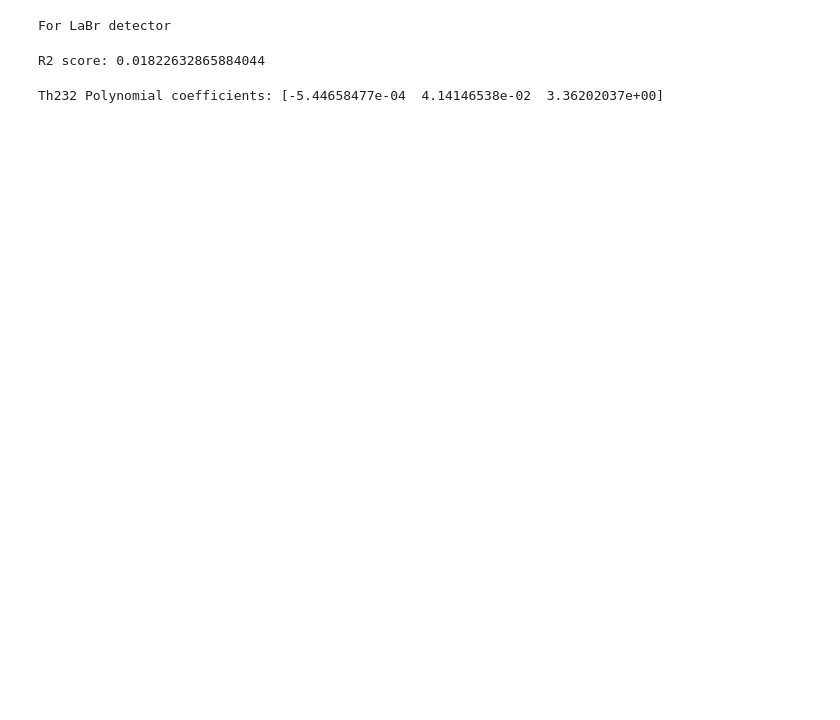
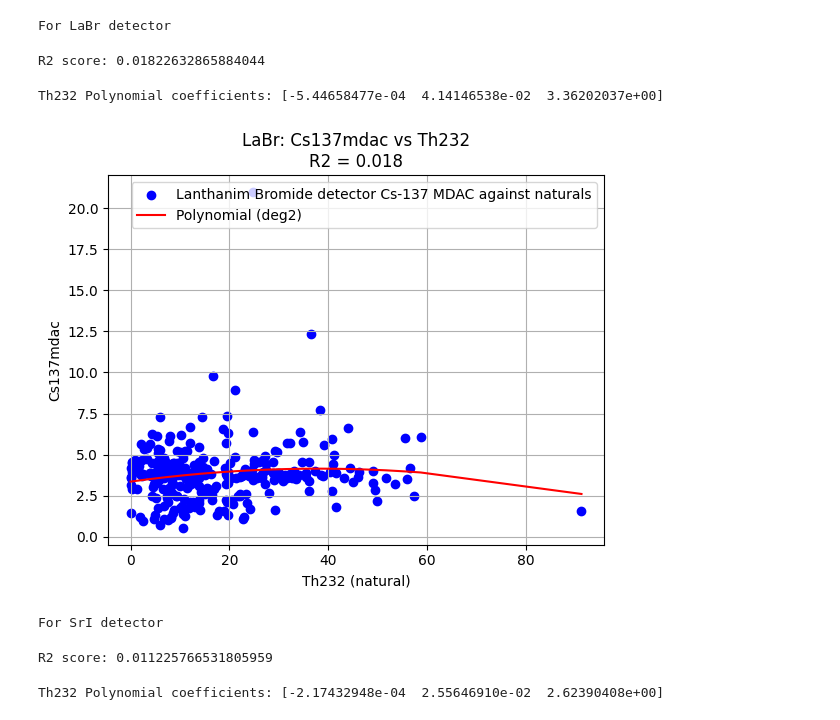
Before and after one commit to ericofosu/First-github, a Jupyter notebook: Copy_of_MDAC_models.ipynb, the cells around one changed output. Cells and saved outputs as stored; diff of their text form; code cells hidden in the pictures; blank space fills up the shorter version.

Commit message:
Linear and 2nd degree polynomial model of Cs-137 MDAC as a function of the naturals

```diff
--- a/Copy_of_MDAC_models.ipynb
+++ b/Copy_of_MDAC_models.ipynb
@@ -363,3 +363,21 @@ R2 score: 0.01822632865884044
 print(f"{nat} Polynomial coefficients:", coeffs, "\n")
 # %% [output]
 Th232 Polynomial coefficients: [-5.44658477e-04  4.14146538e-02  3.36202037e+00]
+# %%
+plt.scatter(x, y, color='blue', label='Lanthanim Bromide detector Cs-137 MDAC against naturals')
+plt.plot(np.sort(x), poly(np.sort(x)), color='red', label=f'Polynomial (deg{degree})')
+plt.xlabel(f'{nat} (natural)')
+plt.ylabel('Cs137mdac')
+plt.title(f'LaBr: Cs137mdac vs {nat}\nR2 = {r2:.3f}')
+plt.grid(True)
+plt.legend()
+plt.show()
+# %% [output]
+[figure, added]
+# %%
+print("For SrI detector")
+for nat in naturals:
+  x = srl[nat]
+  y = srl['Cs137mdac']
+# %% [output]
+For SrI detector
@@ -365,0 +387,10 @@ Th232 Polynomial coefficients: [-5.44658477e-04  4.14146538e-02  3.36202037e+00]
+# %%
+y_pred = poly(x)
+r2 = 1 -np.sum((y - y_pred)**2)/np.sum((y - np.mean(y))**2)
+print("R2 score:", r2)
+# %% [output]
+R2 score: 0.011225766531805959
+# %%
+print(f"{nat} Polynomial coefficients:", coeffs, "\n")
+# %% [output]
+Th232 Polynomial coefficients: [-2.17432948e-04  2.55646910e-02  2.62390408e+00]
```
Also changed, not shown: parts of 9 cells of this notebook.
